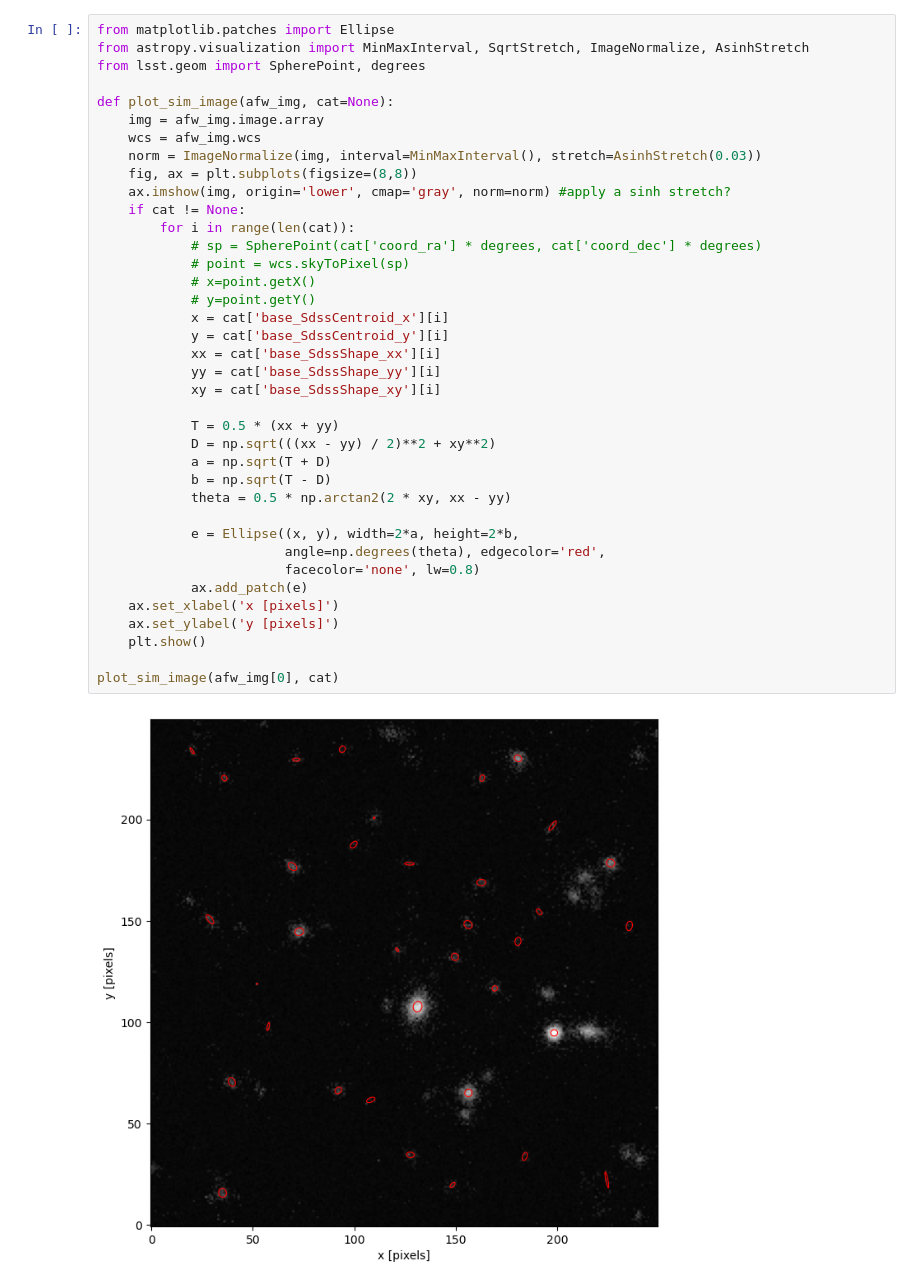
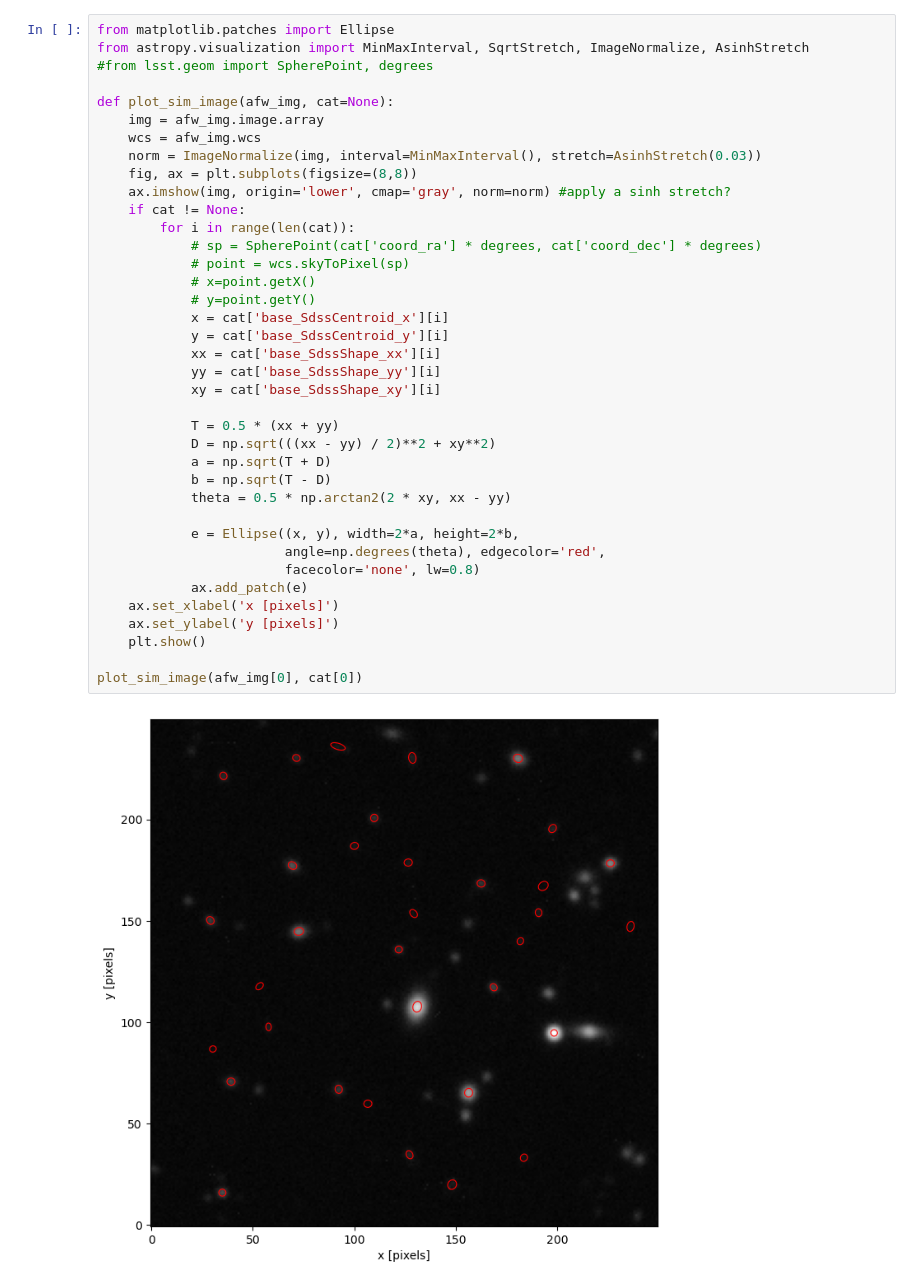
Before and after one commit to philipladuca24/LSST-SimCatVal, a Jupyter notebook: LSST-SimCatVal/testing.ipynb, the cells around one changed output. Drawn from its saved outputs; the diff is of its cells as text.

```diff
--- a/LSST-SimCatVal/testing.ipynb
+++ b/LSST-SimCatVal/testing.ipynb
@@ -47,7 +51,7 @@ compare_matches(match[0], 30)
 # %%
 from matplotlib.patches import Ellipse
 from astropy.visualization import MinMaxInterval, SqrtStretch, ImageNormalize, AsinhStretch
-from lsst.geom import SpherePoint, degrees
+#from lsst.geom import SpherePoint, degrees
 
 def plot_sim_image(afw_img, cat=None):
     img = afw_img.image.array
@@ -55,32 +59,32 @@ def plot_sim_image(afw_img, cat=None):
     norm = ImageNormalize(img, interval=MinMaxInterval(), stretch=AsinhStretch(0.03))
     fig, ax = plt.subplots(figsize=(8,8))
     ax.imshow(img, origin='lower', cmap='gray', norm=norm) #apply a sinh stretch?
     if cat != None:
         for i in range(len(cat)):
             # sp = SpherePoint(cat['coord_ra'] * degrees, cat['coord_dec'] * degrees)
             # point = wcs.skyToPixel(sp)
             # x=point.getX()
             # y=point.getY()
             x = cat['base_SdssCentroid_x'][i]
             y = cat['base_SdssCentroid_y'][i]
             xx = cat['base_SdssShape_xx'][i]
             yy = cat['base_SdssShape_yy'][i]
             xy = cat['base_SdssShape_xy'][i]
 
             T = 0.5 * (xx + yy)
             D = np.sqrt(((xx - yy) / 2)**2 + xy**2)
             a = np.sqrt(T + D)
             b = np.sqrt(T - D)
             theta = 0.5 * np.arctan2(2 * xy, xx - yy)
 
             e = Ellipse((x, y), width=2*a, height=2*b,
                         angle=np.degrees(theta), edgecolor='red',
                         facecolor='none', lw=0.8)
             ax.add_patch(e)
     ax.set_xlabel('x [pixels]')
     ax.set_ylabel('y [pixels]')
     plt.show()
 
-plot_sim_image(afw_img[0], cat)
+plot_sim_image(afw_img[0], cat[0])
 # %% [output]
-[figure, old version]
+[figure, new version]
```
Also changed, not shown: parts of 4 cells of this notebook, 4 other files.
